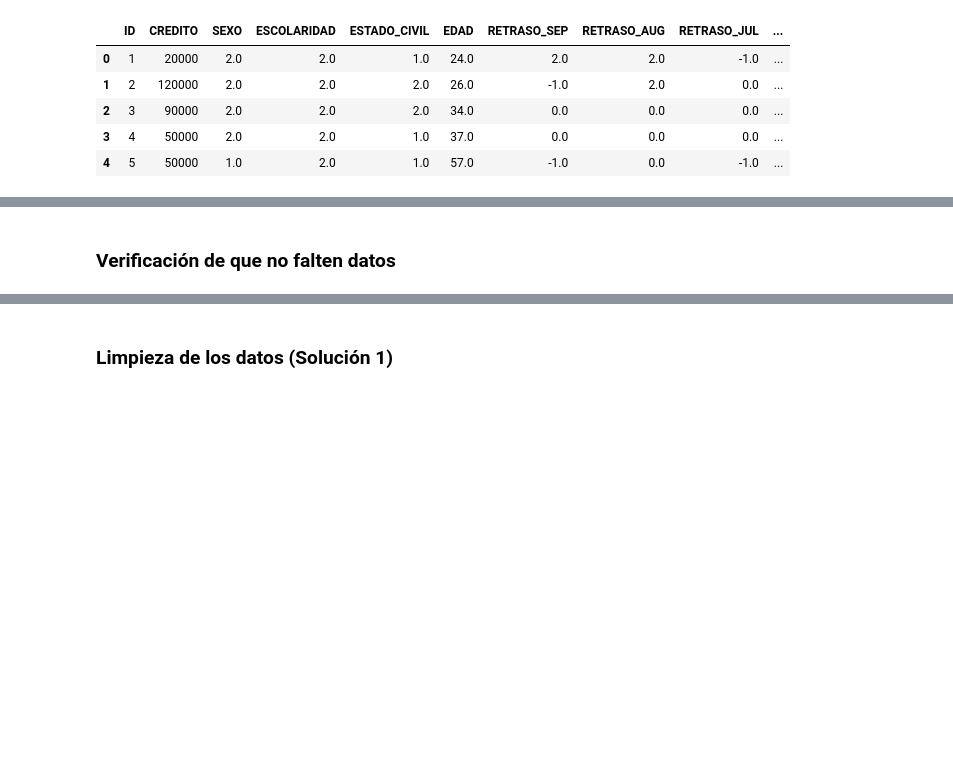
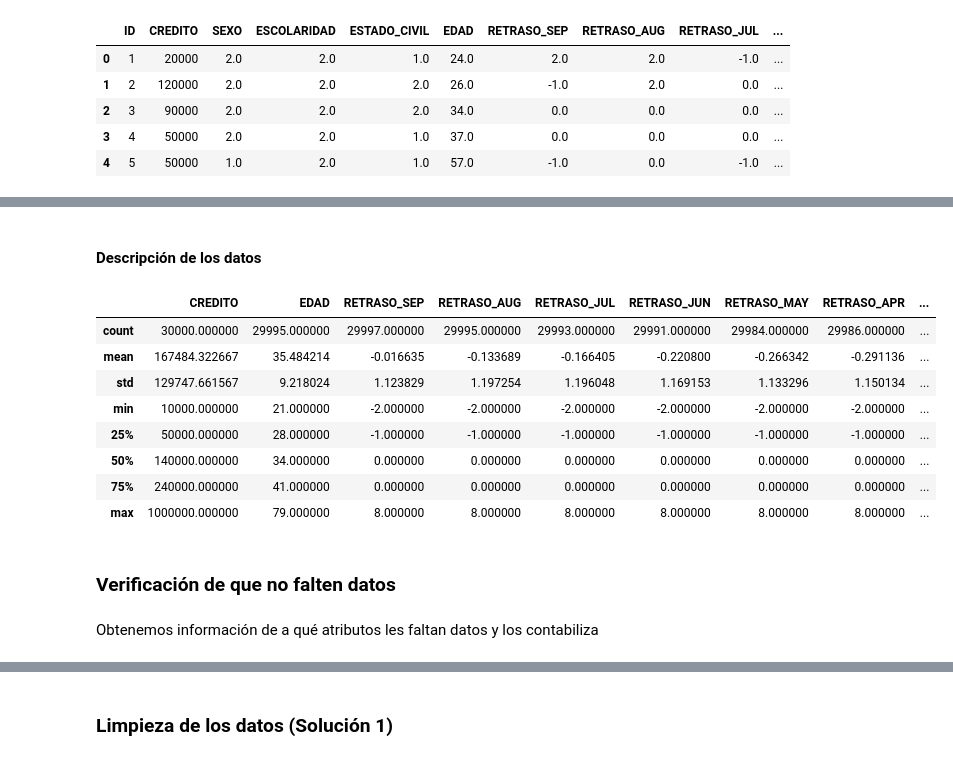
Before and after one commit to PosgradoMNA/actividades-de-aprendizaje-armandoBringas-a01200230, a Jupyter notebook: Activity_week_3/Week_3-Activity_1/Actividad-1.ipynb, the cells around one changed output, grey strips where cells are left out. Drawn from its saved outputs; the diff is of its cells as text; code cells hidden in the pictures; blank space fills up the shorter version.

Commit message:
Descripción de los datos

```diff
--- a/Activity_week_3/Week_3-Activity_1/Actividad-1.ipynb
+++ b/Activity_week_3/Week_3-Activity_1/Actividad-1.ipynb
@@ -135,10 +145,8 @@ df = df.rename(columns={'X1': 'CREDITO',
                         'X21': 'PAGO_JUN',
                         'X22': 'PAGO_MAY',
                         'X23': 'PAGO_APR',
-                        'Y': 'PREPAGO'})
+                        'Y': 'Y_PREPAGO'})
 
-# Para mostrar todas las columnas
-pd.set_option('display.max_columns', None)
 df.head()
 # %% [output]
 |  | ID | CREDITO | SEXO | ESCOLARIDAD | ESTADO_CIVIL | EDAD | RETRASO_SEP | RETRASO_AUG | RETRASO_JUL | ... |
@@ -149,0 +162,8 @@ df.head()
+# %%
+df['ID'] = df['ID'].astype('category')
+df['CREDITO'] = df['CREDITO'].astype('float64')
+df['SEXO'] = df['SEXO'].astype('category')
+df['ESCOLARIDAD'] = df['ESCOLARIDAD'].astype('category')
+df['ESTADO_CIVIL'] = df['ESTADO_CIVIL'].astype('category')
+df['Y_PREPAGO'] = df['Y_PREPAGO'].astype('category')
+df.dtypes
@@ -150,3 +188,19 @@ df.head()
+# %% [markdown]
+#### Descripción de los datos
+# %%
+df.describe()
+# %% [output]
+|  | CREDITO | EDAD | RETRASO_SEP | RETRASO_AUG | RETRASO_JUL | RETRASO_JUN | RETRASO_MAY | RETRASO_APR | ... |
+| count | 30000.000000 | 29995.000000 | 29997.000000 | 29995.000000 | 29993.000000 | 29991.000000 | 29984.000000 | 29986.000000 | ... |
+| mean | 167484.322667 | 35.484214 | -0.016635 | -0.133689 | -0.166405 | -0.220800 | -0.266342 | -0.291136 | ... |
+| std | 129747.661567 | 9.218024 | 1.123829 | 1.197254 | 1.196048 | 1.169153 | 1.133296 | 1.150134 | ... |
+| min | 10000.000000 | 21.000000 | -2.000000 | -2.000000 | -2.000000 | -2.000000 | -2.000000 | -2.000000 | ... |
+| 25% | 50000.000000 | 28.000000 | -1.000000 | -1.000000 | -1.000000 | -1.000000 | -1.000000 | -1.000000 | ... |
+| 50% | 140000.000000 | 34.000000 | 0.000000 | 0.000000 | 0.000000 | 0.000000 | 0.000000 | 0.000000 | ... |
+| 75% | 240000.000000 | 41.000000 | 0.000000 | 0.000000 | 0.000000 | 0.000000 | 0.000000 | 0.000000 | ... |
+| max | 1000000.000000 | 79.000000 | 8.000000 | 8.000000 | 8.000000 | 8.000000 | 8.000000 | 8.000000 | ... |
 # %% [markdown]
 ### Verificación de que no falten datos
+# %% [markdown]
+Obtenemos información de a qué atributos les faltan datos y los contabiliza
 # %%
```
Also changed, not shown: parts of 23 cells of this notebook.
